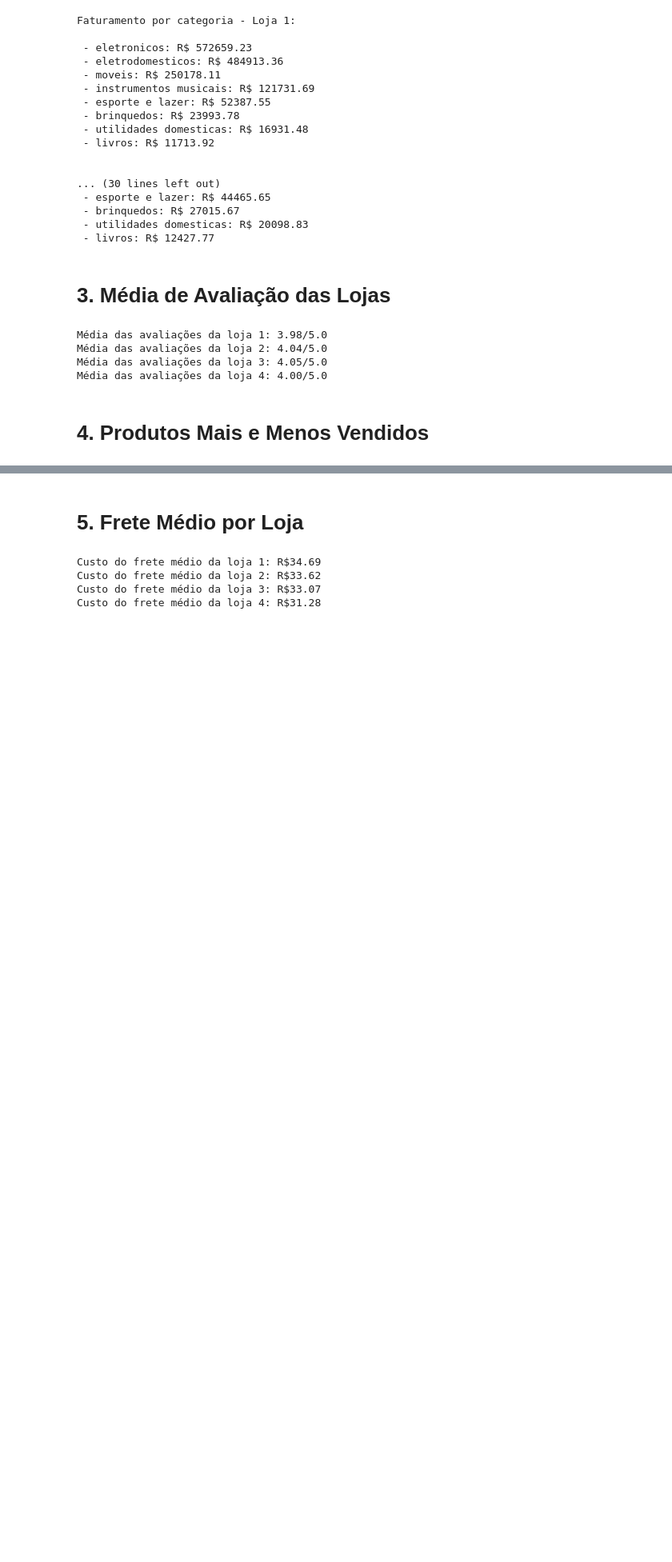
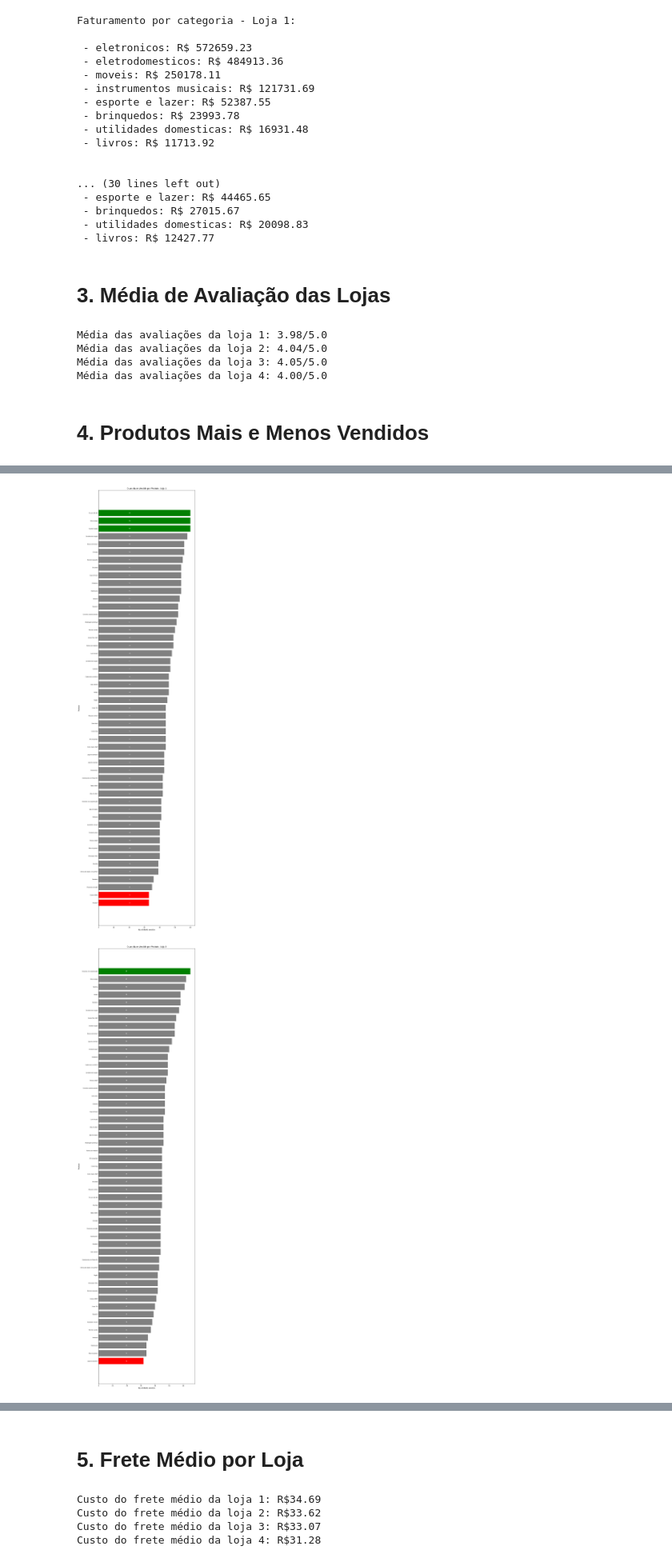
Before and after one commit to TyrGunllod/alura_store, a Jupyter notebook: AluraStoreBr.ipynb, the cells around one changed output, grey strips where cells are left out. Shown at 80% size. Drawn from its saved outputs; the diff is of its cells as text; code cells hidden in the pictures; blank space fills up the shorter version.

Commit message:
Adicionado os graficos por loja dos produtos mais e menos vendidos.

```diff
--- a/AluraStoreBr.ipynb
+++ b/AluraStoreBr.ipynb
@@ -145,0 +158,58 @@ Loja 4:
+# %%
+# 7. Lista para armazenar os objetos de figura gerados pelos gráficos
+figs = []
+
+# 8. Loop para gerar os gráficos de cada loja
+for i, df_produtos in enumerate(produtos_vendidos, start=1):
+    # Ordena os produtos do mais vendido ao menos vendido
+    df_ordenado = df_produtos.sort_values(ascending=False)
+
+    # Obtém os valores máximo e mínimo para definir as cores
+    qtd_max = df_ordenado.max()
+    qtd_min = df_ordenado.min()
+
+    # Define as cores para as barras:
+    # Verde para o mais vendido, vermelho para o menos vendido, cinza para os demais
+    cores = [
+        'green' if qtd == qtd_max else
+        'red' if qtd == qtd_min else
+        'gray'
+        for qtd in df_ordenado
+    ]
+
+    # Cria a figura do gráfico com altura proporcional à quantidade de produtos
+    fig, ax = plt.subplots(figsize=(10, 0.7 * len(df_ordenado) + 2), constrained_layout=True)
+
+    # Cria gráfico de barras horizontais
+    bars = ax.barh(df_ordenado.index, df_ordenado.values, color=cores)
+
+    # Define o título e os rótulos dos eixos
+    ax.set_title(f'Quantidade Vendida por Produto - Loja {i}', fontsize=12)
+    ax.set_xlabel('Quantidade Vendida', fontsize=10)
+    ax.set_ylabel('Produto', fontsize=10)
+
+    # Ajusta o tamanho da fonte dos rótulos dos eixos
+    ax.tick_params(axis='y', labelsize=7)
+    ax.tick_params(axis='x', labelsize=9)
+
+    # Inverte o eixo Y para que o mais vendido fique no topo
+    ax.invert_yaxis()
+
+    # Define a posição horizontal para o texto dentro da barra
+    x_text = qtd_min * 0.6
+    if x_text < 1:
+        x_text = 1
+
+    # Adiciona as quantidades dentro das barras
+    for bar, qtd in zip(bars, df_ordenado.values):
+        y = bar.get_y() + bar.get_height() / 2  # centro vertical da barra
+        ax.text(x_text, y, f'{qtd}', va='center', ha='left', fontsize=8, color='white')
+
+    # Armazena a figura na lista
+    figs.append(fig)
+
+# 9. Exibe todos os gráficos após o processamento
+plt.show()
+# %% [output]
+[figure, added]
+[figure, added]
```
Also changed, not shown: parts of 4 cells of this notebook.
